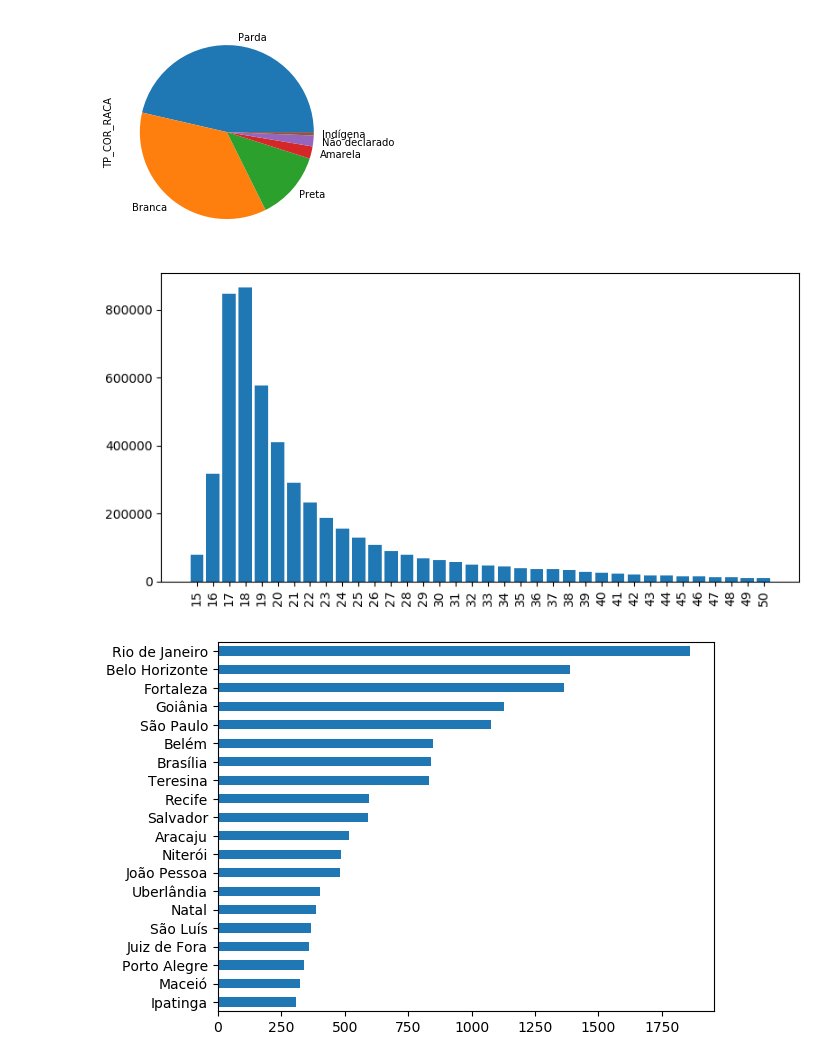
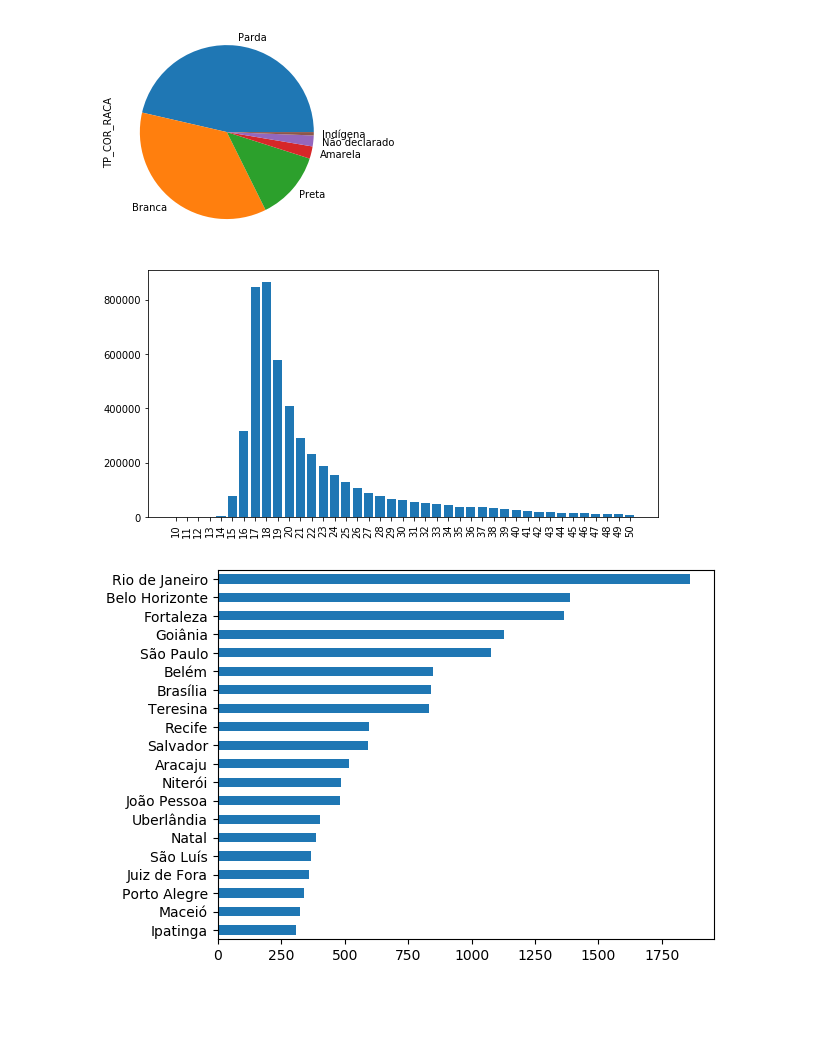
Before and after one commit to linharesh/datavis_trabalho_final, a Jupyter notebook: Pre-processamento.ipynb, the cells around one changed output. Drawn from its saved outputs; the diff is of its cells as text; code cells hidden in the pictures; blank space fills up the shorter version.

```diff
--- a/Pre-processamento.ipynb
+++ b/Pre-processamento.ipynb
@@ -16,6 +16,26 @@ columns = ['NU_INSCRICAO', 'NO_MUNICIPIO_RESIDENCIA', 'SG_UF_RESIDENCIA',
            'Q006', 'Q024', 'Q025']
 # %%
 dataset = pd.read_csv('MICRODADOS_ENEM_2019.csv', sep=';', encoding = 'ISO-8859-1', usecols = columns)
+# %%
+dict_tp_sexo = {"F": "Feminino",
+                "M": "Masculino"}
+
+dict_tp_cor_raca = {0: 'Não declarado',
+                    1:'Branca',
+                    2: 'Preta',
+                    3: 'Parda',
+                    4: 'Amarela',
+                    5: 'Indígena'}
+
+dict_tp_estado_civil = {0: 'Não informado',
+                        1:'Solteiro(a)',
+                        2: 'Casado(a)/Mora com companheiro(a)',
+                        3: 'Divorciado(a)/Desquitado(a)/Separado(a)',
+                        4: 'Viúvo(a)'}
+# %%
+dataset = dataset.replace({"TP_SEXO": dict_tp_sexo,
+                           "TP_COR_RACA": dict_tp_cor_raca,
+                           "TP_ESTADO_CIVIL": dict_tp_estado_civil})
 # %%
 dataset
 # %% [output]
@@ -288,30 +311,30 @@ for y in range(0,120):
     labels.append(str(y))
     values.append(len(dataset[dataset.NU_IDADE == y]))
 # %%
-begin, end = 15,50
+begin, end = 10,50
 
 
 def render(begin,end):
     _labels = []
     _values = []
 
     for y in range(begin,end+1):
         _labels.append(labels[y])
         _values.append(values[y])
 
 
     plt.clf()
     fig = plt.gcf()
     plt.rcdefaults()
     plt.bar(_labels, _values)
     plt.xticks(rotation=90)
     fig.set_size_inches(8, 4)
     plt.tight_layout()
     plt.show()
 
 render(begin,end)
 # %% [output]
-[figure, old version]
+[figure, new version]
 # %%
 # TOP N Cidades
 N = 20
```
Also changed, not shown: parts of 5 cells of this notebook, 5 other files.
